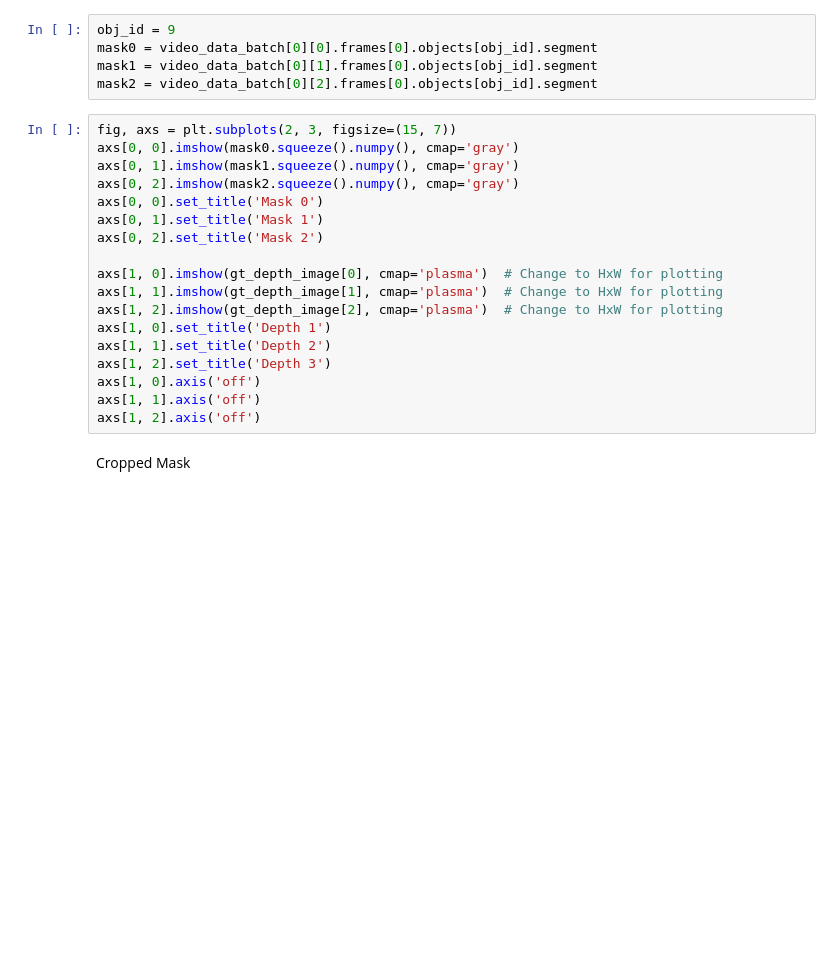
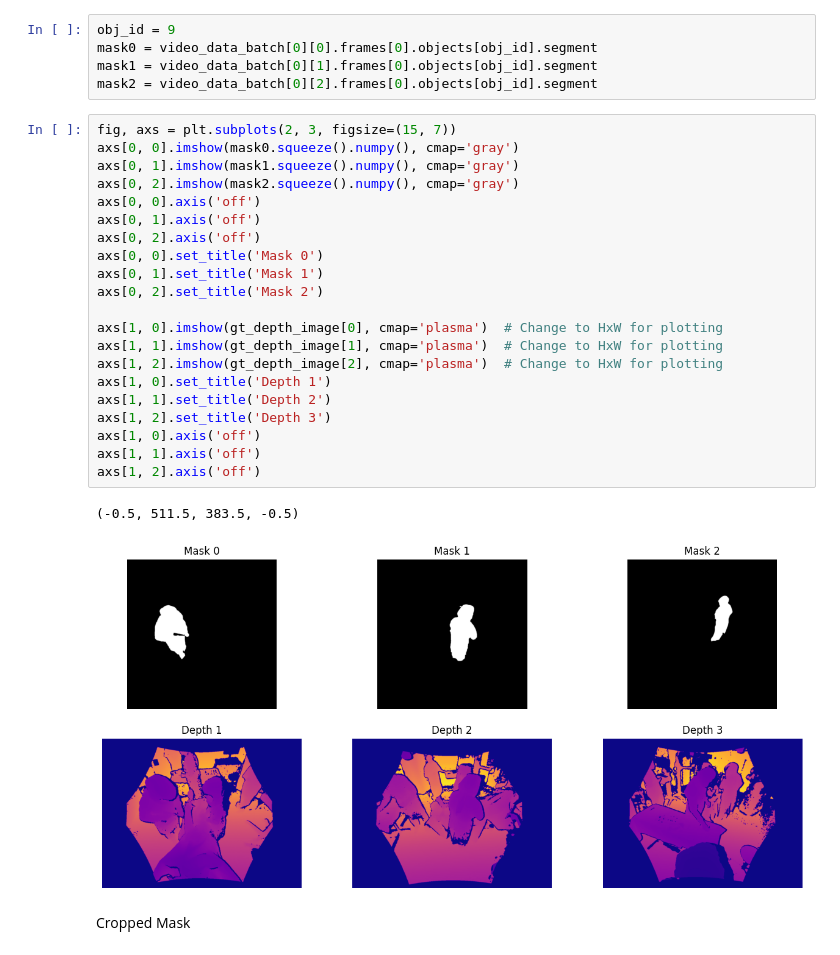
Before and after one commit to ge75xuv/Multiview-Object-Segmentation-with-SAM, a Jupyter notebook: custom_models/depth_reprojection.ipynb, the cells around one changed output. Saved outputs shown, nothing was run; the diff lists cells and outputs as text; blank space fills up the shorter version.

```diff
--- a/custom_models/depth_reprojection.ipynb
+++ b/custom_models/depth_reprojection.ipynb
@@ -105,21 +131,27 @@ mask2 = video_data_batch[0][2].frames[0].objects[obj_id].segment
 # %%
 fig, axs = plt.subplots(2, 3, figsize=(15, 7))
 axs[0, 0].imshow(mask0.squeeze().numpy(), cmap='gray')
 axs[0, 1].imshow(mask1.squeeze().numpy(), cmap='gray')
 axs[0, 2].imshow(mask2.squeeze().numpy(), cmap='gray')
+axs[0, 0].axis('off')
+axs[0, 1].axis('off')
+axs[0, 2].axis('off')
 axs[0, 0].set_title('Mask 0')
 axs[0, 1].set_title('Mask 1')
 axs[0, 2].set_title('Mask 2')
 
 axs[1, 0].imshow(gt_depth_image[0], cmap='plasma')  # Change to HxW for plotting
 axs[1, 1].imshow(gt_depth_image[1], cmap='plasma')  # Change to HxW for plotting
 axs[1, 2].imshow(gt_depth_image[2], cmap='plasma')  # Change to HxW for plotting
 axs[1, 0].set_title('Depth 1')
 axs[1, 1].set_title('Depth 2')
 axs[1, 2].set_title('Depth 3')
 axs[1, 0].axis('off')
 axs[1, 1].axis('off')
 axs[1, 2].axis('off')
+# %% [output]
+(-0.5, 511.5, 383.5, -0.5)
+[figure, added]
 # %% [markdown]
 Cropped Mask
 # %%
```
Also changed, not shown: parts of 7 cells of this notebook, 10 other files.
